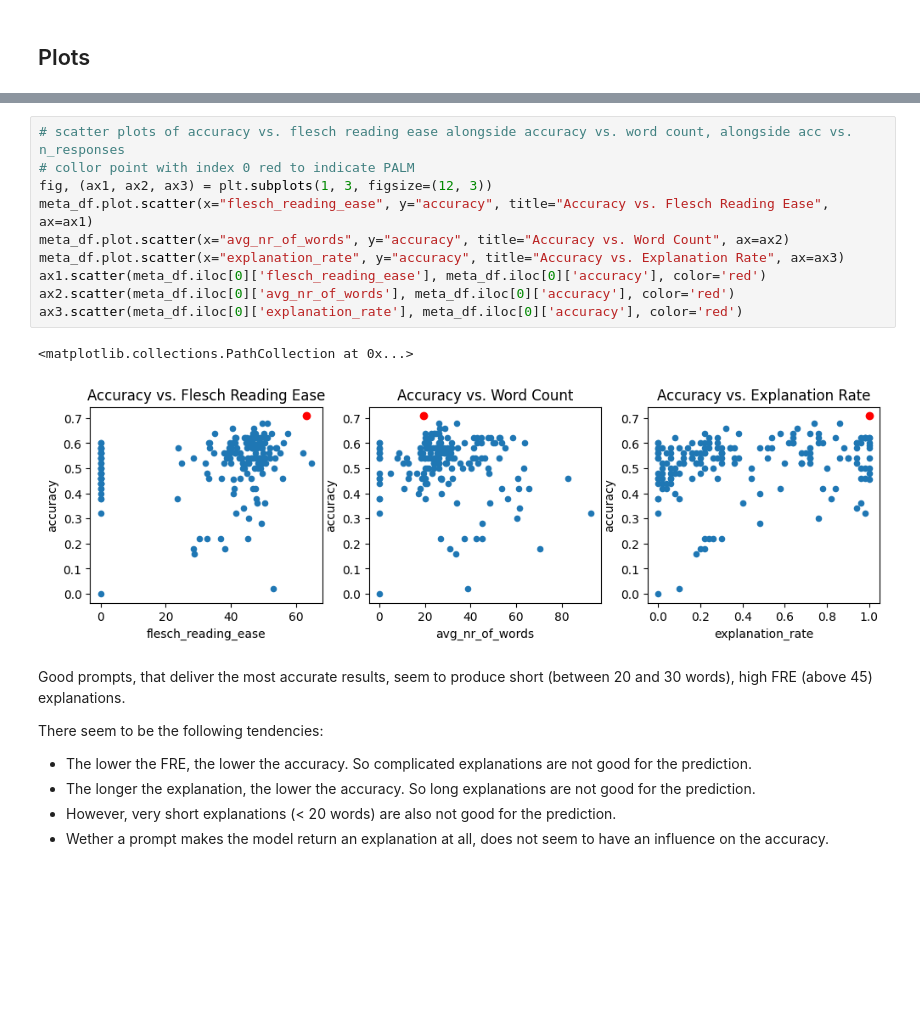
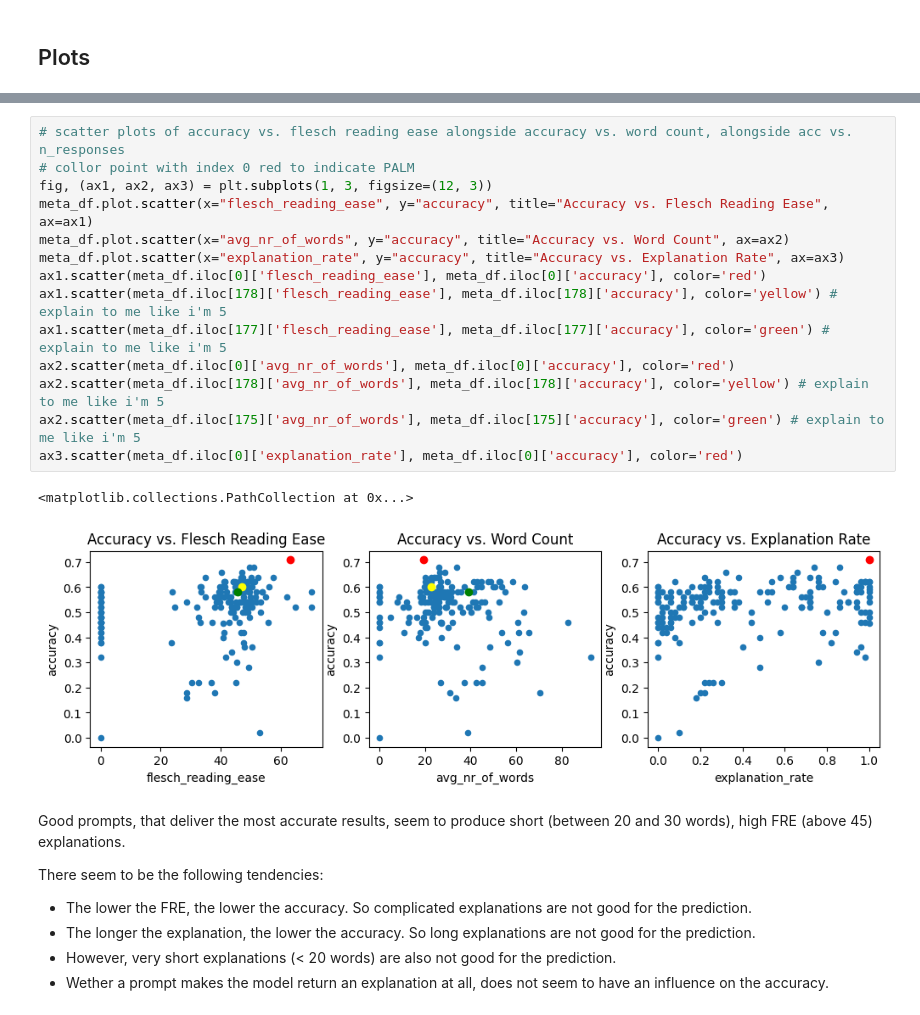
Before and after one commit to lukasvoege/ZeroShot-step-by-step-distillation, a Jupyter notebook: analytics.ipynb, the cells around one changed output, grey strips where cells are left out. Drawn from its saved outputs; the diff is of its cells as text; blank space fills up the shorter version.

```diff
--- a/analytics.ipynb
+++ b/analytics.ipynb
@@ -79,16 +79,20 @@ Text(0.5, 1.0, 'Explanation Rate')
 # %%
 # scatter plots of accuracy vs. flesch reading ease alongside accuracy vs. word count, alongside acc vs. n_responses
 # collor point with index 0 red to indicate PALM
 fig, (ax1, ax2, ax3) = plt.subplots(1, 3, figsize=(12, 3))
 meta_df.plot.scatter(x="flesch_reading_ease", y="accuracy", title="Accuracy vs. Flesch Reading Ease", ax=ax1)
 meta_df.plot.scatter(x="avg_nr_of_words", y="accuracy", title="Accuracy vs. Word Count", ax=ax2)
 meta_df.plot.scatter(x="explanation_rate", y="accuracy", title="Accuracy vs. Explanation Rate", ax=ax3)
 ax1.scatter(meta_df.iloc[0]['flesch_reading_ease'], meta_df.iloc[0]['accuracy'], color='red')
+ax1.scatter(meta_df.iloc[178]['flesch_reading_ease'], meta_df.iloc[178]['accuracy'], color='yellow') # explain to me like i'm 5
+ax1.scatter(meta_df.iloc[177]['flesch_reading_ease'], meta_df.iloc[177]['accuracy'], color='green') # explain to me like i'm 5
 ax2.scatter(meta_df.iloc[0]['avg_nr_of_words'], meta_df.iloc[0]['accuracy'], color='red')
+ax2.scatter(meta_df.iloc[178]['avg_nr_of_words'], meta_df.iloc[178]['accuracy'], color='yellow') # explain to me like i'm 5
+ax2.scatter(meta_df.iloc[175]['avg_nr_of_words'], meta_df.iloc[175]['accuracy'], color='green') # explain to me like i'm 5
 ax3.scatter(meta_df.iloc[0]['explanation_rate'], meta_df.iloc[0]['accuracy'], color='red')
 # %% [output]
 <matplotlib.collections.PathCollection at 0x...>
-[figure, old version]
+[figure, new version]
 # %% [markdown]
 Good prompts, that deliver the most accurate results, seem to produce short (between 20 and 30 words), high FRE (above 45) explanations.
 
```
Also changed, not shown: parts of 2 cells of this notebook, 8 other files.
